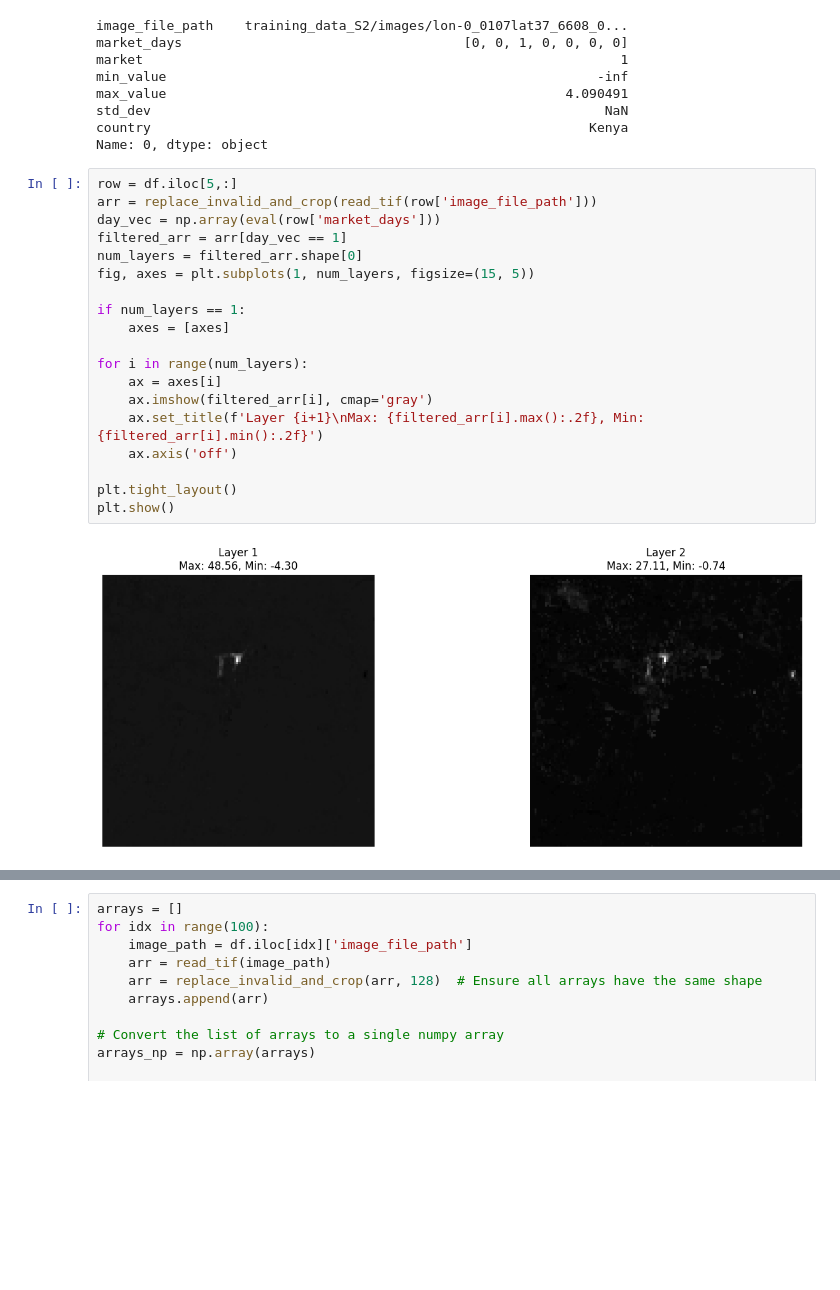
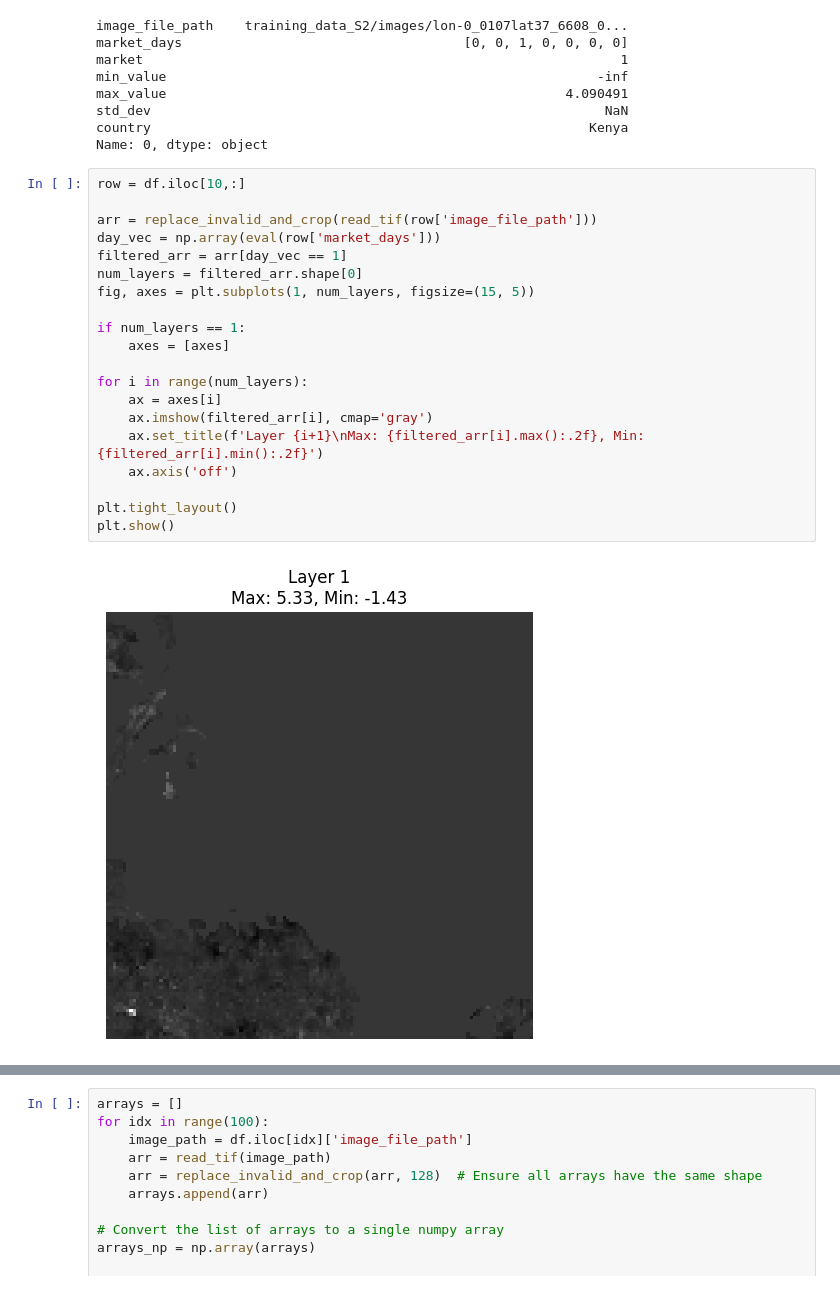
Before and after one commit to pauldingus/mai_cnn, a Jupyter notebook: data_explorer.ipynb, the cells around one changed output, grey strips where cells are left out. Drawn from its saved outputs; the diff is of its cells as text; blank space fills up the shorter version.

```diff
--- a/data_explorer.ipynb
+++ b/data_explorer.ipynb
@@ -40,23 +44,24 @@ std_dev                                                          NaN
 country                                                        Kenya
 Name: 0, dtype: object
 # %%
-row = df.iloc[5,:]
+row = df.iloc[10,:]
+
 arr = replace_invalid_and_crop(read_tif(row['image_file_path']))
 day_vec = np.array(eval(row['market_days']))
 filtered_arr = arr[day_vec == 1]
 num_layers = filtered_arr.shape[0]
 fig, axes = plt.subplots(1, num_layers, figsize=(15, 5))
 
 if num_layers == 1:
     axes = [axes]
 
 for i in range(num_layers):
     ax = axes[i]
     ax.imshow(filtered_arr[i], cmap='gray')
     ax.set_title(f'Layer {i+1}\nMax: {filtered_arr[i].max():.2f}, Min: {filtered_arr[i].min():.2f}')
     ax.axis('off')
 
 plt.tight_layout()
 plt.show()
 # %% [output]
-[figure, old version]
+[figure, new version]
```
Also changed, not shown: parts of 7 cells of this notebook, 19 other files.
